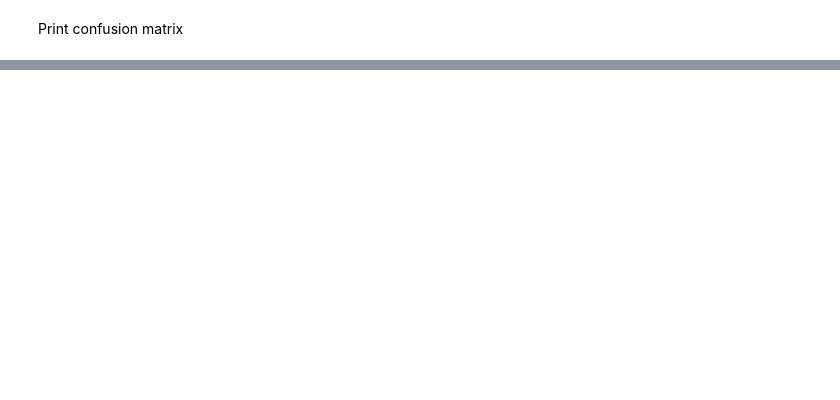
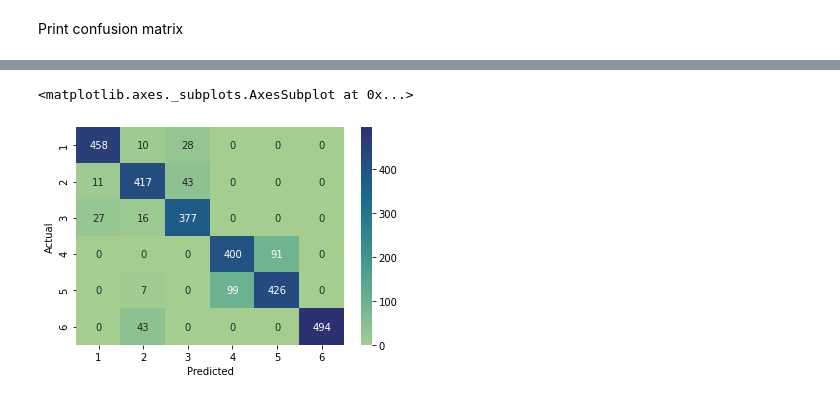
Before and after one commit to lokeshkumarn/Notebooks, a Jupyter notebook: DL_Human_Activity_Recognition_Time_Series_Classification_Assignment_2.ipynb, the cells around one changed output, grey strips where cells are left out. Drawn from its saved outputs; the diff is of its cells as text; code cells hidden in the pictures; blank space fills up the shorter version.

```diff
--- a/DL_Human_Activity_Recognition_Time_Series_Classification_Assignment_2.ipynb
+++ b/DL_Human_Activity_Recognition_Time_Series_Classification_Assignment_2.ipynb
@@ -384,0 +450,6 @@ weighted avg       0.92      0.92      0.92      2947
+# %%
+#Compile the model with the appropriate loss function
+#Use SGD optimizer. Give reasons for the choice of learning rate value#
+model_LRCN.compile(optimizer=tf.keras.optimizers.SGD(learning_rate=0.001,name='SGD'),
+                   loss='categorical_crossentropy',
+                   metrics=['accuracy'])#Use accuracy as metric.
@@ -384,0 +463,6 @@ weighted avg       0.92      0.92      0.92      2947
+# %%
+# fit network
+verbose, epochs, batch_size = 1, 200, 64
+start_train = time.time()
+history = model_LRCN.fit(X_train, trainy, epochs=epochs, batch_size=batch_size, validation_split=0.2, verbose=verbose)
+end_train = time.time()
@@ -384,0 +541,8 @@ weighted avg       0.92      0.92      0.92      2947
+# %%
+cm_testX,cm_testy = load_dataset_group("test",ds_path + 'HARDataset/')
+y_pred = model_LRCN.predict(X_test).argmax(axis = 1) + 1
+
+df = pd.DataFrame({'y_test':cm_testy.reshape(cm_testy.shape[0]),'y_pred':y_pred})
+df.head()
+confusion_matrix_result = pd.crosstab(df['y_test'], df['y_pred'], rownames=['Actual'], colnames=['Predicted'])
+print (confusion_matrix_result)
@@ -384,0 +558,5 @@ weighted avg       0.92      0.92      0.92      2947
+# %%
+sns.heatmap(confusion_matrix_result, annot=True, fmt="d", cmap="crest")
+# %% [output]
+<matplotlib.axes._subplots.AxesSubplot at 0x...>
+[figure, added]
```
Also changed, not shown: parts of 36 cells of this notebook.
